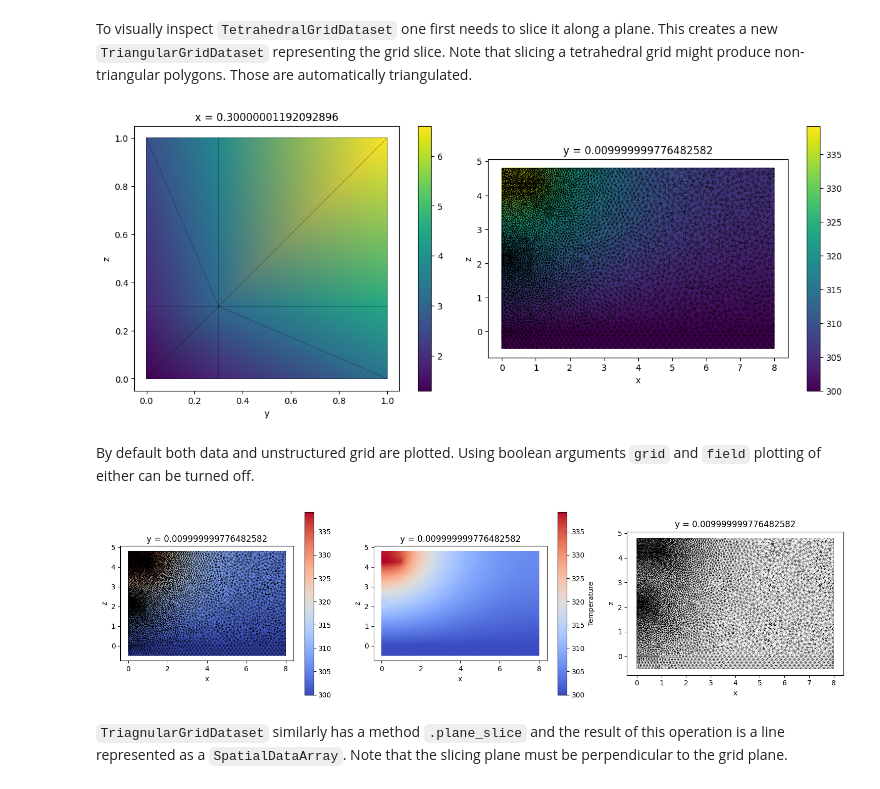
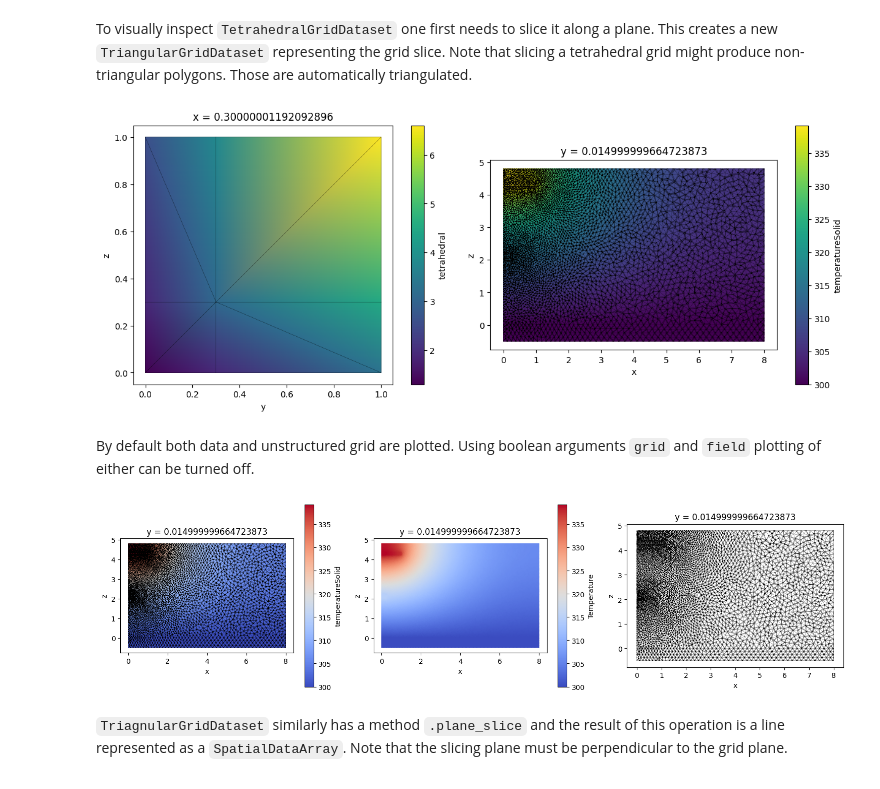
Before and after one commit to flexcompute-readthedocs/tidy3d-docs, a Jupyter notebook: docs/source/notebooks/UnstructuredData.ipynb, the cells around one changed output. Drawn from its saved outputs; the diff is of its cells as text; code cells hidden in the pictures.

```diff
--- a/docs/source/notebooks/UnstructuredData.ipynb
+++ b/docs/source/notebooks/UnstructuredData.ipynb
@@ -46,7 +46,7 @@ tet_grid_cells = td.CellDataArray(
 )
 
 tet_grid_values = td.IndexedDataArray(
-    [1.0, 2.0, 3.0, 4.0, 2.0, 4.0, 6.0, 8.0], coords=dict(index=np.arange(8)),
+    [1.0, 2.0, 3.0, 4.0, 2.0, 4.0, 6.0, 8.0], coords=dict(index=np.arange(8)), name="tetrahedral"
 )
 
 tet_grid = td.TetrahedralGridDataset(
@@ -71,26 +88,30 @@ plt.show()
 To visually inspect `TetrahedralGridDataset` one first needs to slice it along a plane. This creates a new `TriangularGridDataset` representing the grid slice. Note that slicing a tetrahedral grid might produce non-triangular polygons. Those are automatically triangulated.
 # %%
 tet_grid_slice = tet_grid.plane_slice(axis=0, pos=0.3)
-heat_data_slice = heat_data.plane_slice(axis=1, pos=0.01)
+heat_data_slice = heat_data.plane_slice(axis=1, pos=0.015)
+
+
+assert tet_grid_slice.name == tet_grid.name
+assert heat_data_slice.name == heat_data.name
 
 _, ax = plt.subplots(1, 2, figsize=(13, 5))
 tet_grid_slice.plot(ax=ax[0])
 heat_data_slice.plot(ax=ax[1])
 plt.tight_layout()
 plt.show()
 # %% [output]
-[figure, old version]
+[figure, new version]
 # %% [markdown]
 By default both data and unstructured grid are plotted. Using boolean arguments `grid` and `field` plotting of either can be turned off.
 # %%
 _, ax = plt.subplots(1, 3, figsize=(15, 4))
 heat_data_slice.plot(ax=ax[0], cmap = "coolwarm")
 heat_data_slice.plot(ax=ax[1], grid=False, cmap = "coolwarm", cbar_kwargs={"label": "Temperature"})
-heat_data_slice.plot(ax=ax[2], field=False, cmap = "coolwarm")
+heat_data_slice.plot(ax=ax[2], field=False)
 plt.tight_layout()
 plt.show()
 # %% [output]
-[figure, old version]
+[figure, new version]
 # %% [markdown]
 `TriagnularGridDataset` similarly has a method `.plane_slice` and the result of this operation is a line represented as a `SpatialDataArray`. Note that the slicing plane must be perpendicular to the grid plane.
 # %%
```
Also changed, not shown: parts of 20 cells of this notebook, 2 other files.
